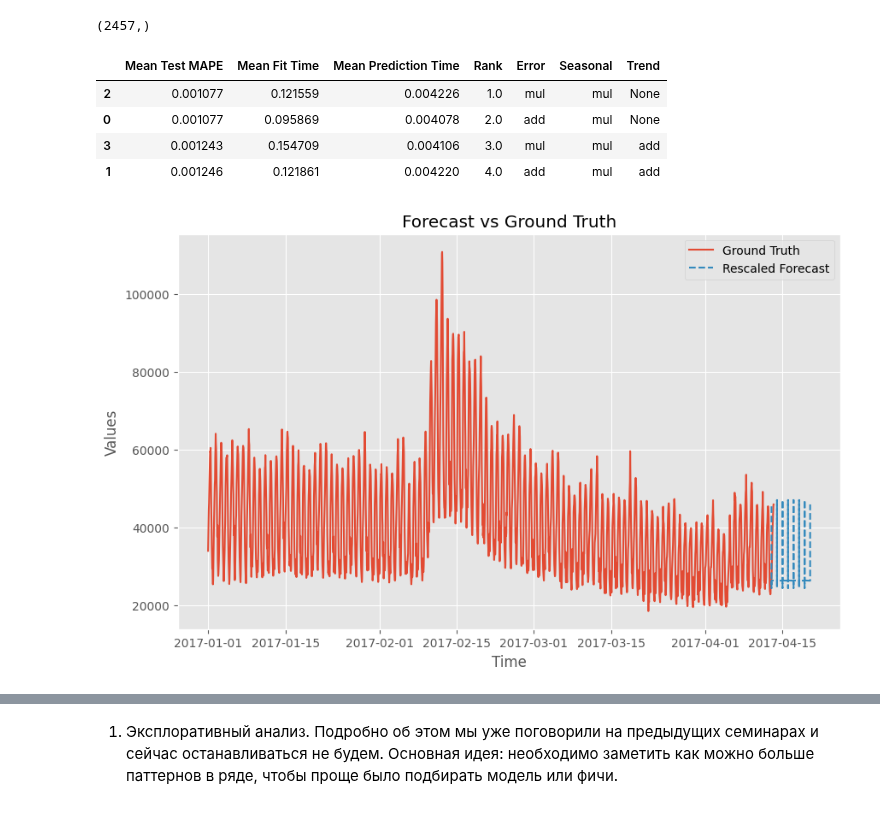
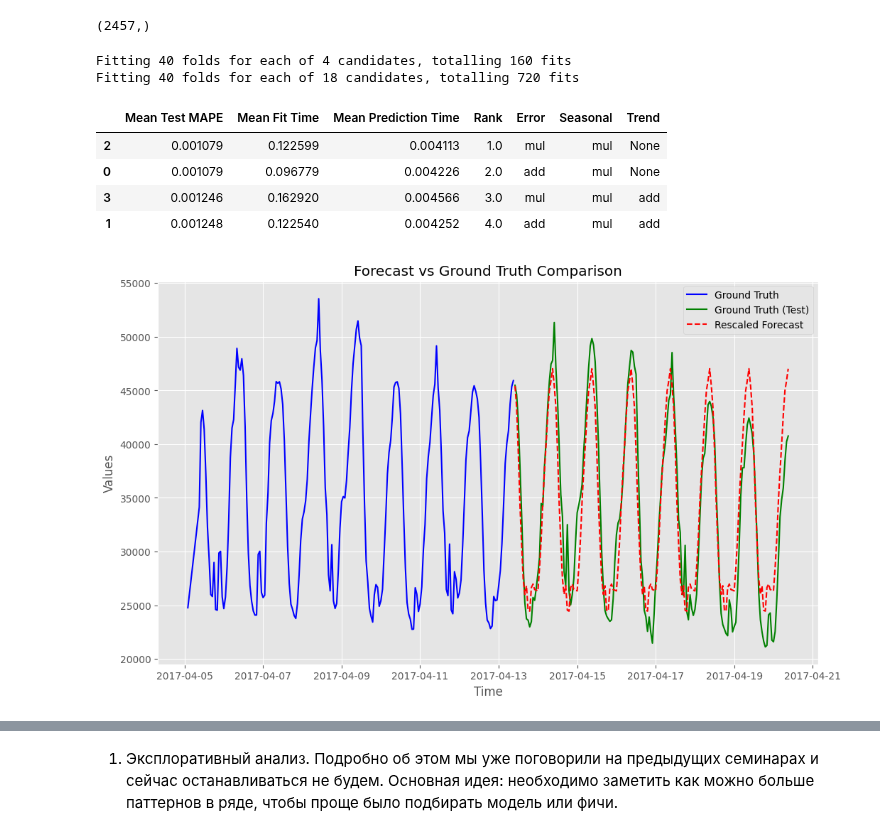
Before and after one commit to Pyatachokk/hse_ts_course, a Jupyter notebook: 2024-spring/seminars/sem_04_approach.ipynb, the cells around one changed output, grey strips where cells are left out. Saved outputs shown, nothing was run; the diff lists cells and outputs as text; code cells hidden in the pictures.

```diff
--- a/2024-spring/seminars/sem_04_approach.ipynb
+++ b/2024-spring/seminars/sem_04_approach.ipynb
@@ -77,7 +79,7 @@ transformer.lambda_
 # %%
 
 
-fh = ForecastingHorizon(list(range(1, test_size)))
+fh = ForecastingHorizon(list(range(1, test_size+1)))
 
 forecaster = AutoETS(sp=24)
 param_grid = {
@@ -103,6 +105,9 @@ gscv = ForecastingGridSearchCV(
     n_jobs=-1
     )
 gscv.fit(y_train_hat);
+# %% [output]
+Fitting 40 folds for each of 4 candidates, totalling 160 fits
+Fitting 40 folds for each of 18 candidates, totalling 720 fits
 # %%
 # Assuming gscv is your fitted ForecastingGridSearchCV object
 cv_results = gscv.cv_results_
@@ -131,32 +136,44 @@ results_df_sorted.columns = [
 results_df_sorted
 # %% [output]
 |  | Mean Test MAPE | Mean Fit Time | Mean Prediction Time | Rank | Error | Seasonal | Trend |
-| 2 | 0.001077 | 0.121559 | 0.004226 | 1.0 | mul | mul | None |
-| 0 | 0.001077 | 0.095869 | 0.004078 | 2.0 | add | mul | None |
-| 3 | 0.001243 | 0.154709 | 0.004106 | 3.0 | mul | mul | add |
-| 1 | 0.001246 | 0.121861 | 0.004220 | 4.0 | add | mul | add |
+| 2 | 0.001079 | 0.122599 | 0.004113 | 1.0 | mul | mul | None |
+| 0 | 0.001079 | 0.096779 | 0.004226 | 2.0 | add | mul | None |
+| 3 | 0.001246 | 0.162920 | 0.004566 | 3.0 | mul | mul | add |
+| 1 | 0.001248 | 0.122540 | 0.004252 | 4.0 | add | mul | add |
 # %%
 # Step 1: Identify the best forecaster
 # (Assuming `gscv` is your fitted ForecastingGridSearchCV object)
 best_forecaster = gscv.best_forecaster_
 
 best_forecaster.fit(y_train_hat)
 
 # Step 2: Generate forecast using the best forecaster
 # Assuming `fh` is your forecasting horizon
 forecast = best_forecaster.predict(fh)
 
 # Step 3: Rescale forecast (if your transformer supports inverse_transform)
 rescaled_forecast = transformer.inverse_transform(forecast)
+# Selecting the last 100 observations from y_train
+y_train_last = y_train.iloc[-200:]
 
-# Step 4: Plot comparison
-plt.figure(figsize=(10, 6))
-plt.plot(y_train.index.to_timestamp(), y_train, label='Ground Truth')
-plt.plot(forecast.index, rescaled_forecast, label='Rescaled Forecast', linestyle='--')
+# Assuming y_test is your actual test data
+# (No need to adjust y_test, assuming it matches the forecast horizon)
+
+plt.figure(figsize=(12, 7))
+
+# Plotting the last 100 observations of y_train
+plt.plot(y_train_last.index.to_timestamp(), y_train_last, label='Ground Truth', color='blue')
+
+# Plotting the actual test data
+plt.plot(y_test.index.to_timestamp(), y_test, label='Ground Truth (Test)', color='green')
+
+# Plotting the rescaled forecast
+plt.plot(forecast.index.to_timestamp(), rescaled_forecast, label='Rescaled Forecast', linestyle='--', color='red')
+
 plt.legend()
-plt.title('Forecast vs Ground Truth')
+plt.title('Forecast vs Ground Truth Comparison')
 plt.xlabel('Time')
 plt.ylabel('Values')
 plt.show()
 # %% [output]
-[figure, old version]
+[figure, new version]
```
Also changed, not shown: parts of 25 cells of this notebook.
